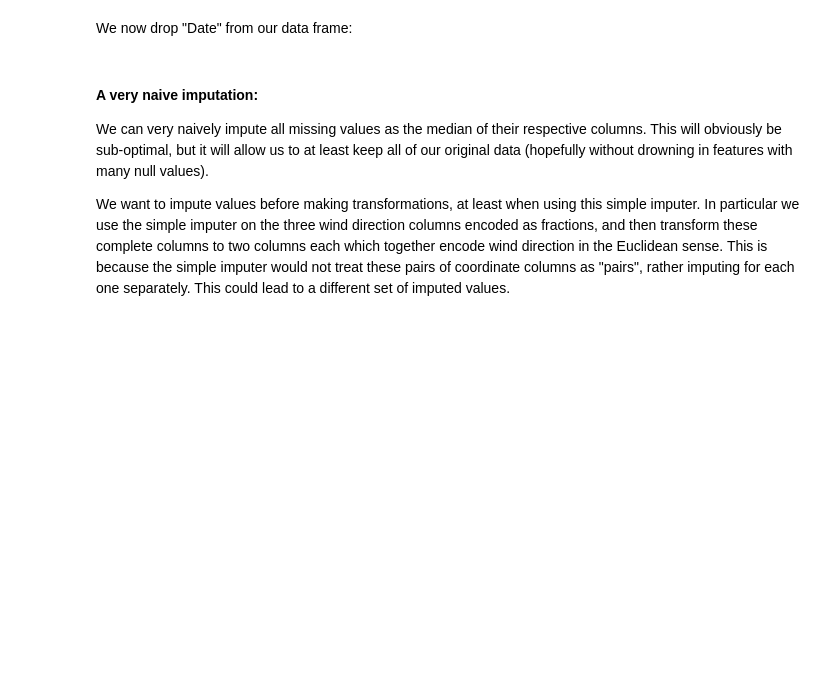
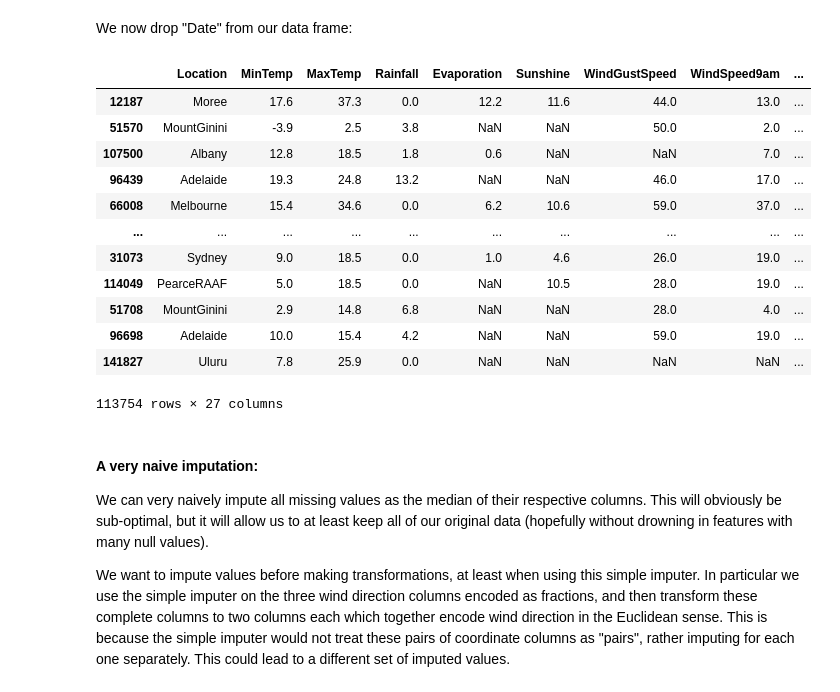
Before and after one commit to Luke-py/Australian-Rainfall, a Jupyter notebook: Australian Rainfall.ipynb, the cells around one changed output. Drawn from its saved outputs; the diff is of its cells as text; code cells hidden in the pictures; blank space fills up the shorter version.

```diff
--- a/Australian Rainfall.ipynb
+++ b/Australian Rainfall.ipynb
@@ -682,6 +677,22 @@ From the two histograms we see that the distribution of dates of null values for
 We now drop "Date" from our data frame:
 # %%
 weather.drop(['Date'], axis = 1, inplace = True)
+# %%
+weather
+# %% [output]
+|  | Location | MinTemp | MaxTemp | Rainfall | Evaporation | Sunshine | WindGustSpeed | WindSpeed9am | ... |
+| 12187 | Moree | 17.6 | 37.3 | 0.0 | 12.2 | 11.6 | 44.0 | 13.0 | ... |
+| 51570 | MountGinini | -3.9 | 2.5 | 3.8 | NaN | NaN | 50.0 | 2.0 | ... |
+| 107500 | Albany | 12.8 | 18.5 | 1.8 | 0.6 | NaN | NaN | 7.0 | ... |
+| 96439 | Adelaide | 19.3 | 24.8 | 13.2 | NaN | NaN | 46.0 | 17.0 | ... |
+| 66008 | Melbourne | 15.4 | 34.6 | 0.0 | 6.2 | 10.6 | 59.0 | 37.0 | ... |
+| ... | ... | ... | ... | ... | ... | ... | ... | ... | ... |
+| 31073 | Sydney | 9.0 | 18.5 | 0.0 | 1.0 | 4.6 | 26.0 | 19.0 | ... |
+| 114049 | PearceRAAF | 5.0 | 18.5 | 0.0 | NaN | 10.5 | 28.0 | 19.0 | ... |
+| 51708 | MountGinini | 2.9 | 14.8 | 6.8 | NaN | NaN | 28.0 | 4.0 | ... |
+| 96698 | Adelaide | 10.0 | 15.4 | 4.2 | NaN | NaN | 59.0 | 19.0 | ... |
+| 141827 | Uluru | 7.8 | 25.9 | 0.0 | NaN | NaN | NaN | NaN | ... |
+113754 rows × 27 columns
 # %% [markdown]
 #### A very naive imputation:
 We can very naively impute all missing values as the median of their respective columns. This will obviously be sub-optimal, but it will allow us to at least keep all of our original data (hopefully without drowning in features with many null values).
```
Also changed, not shown: parts of 97 cells of this notebook.
